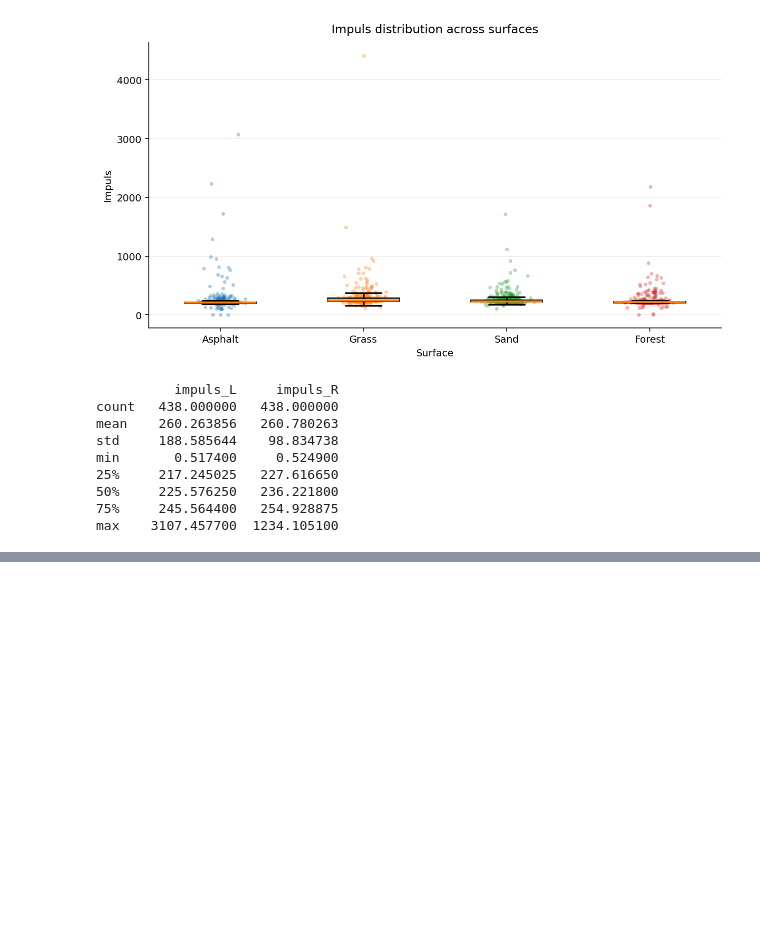
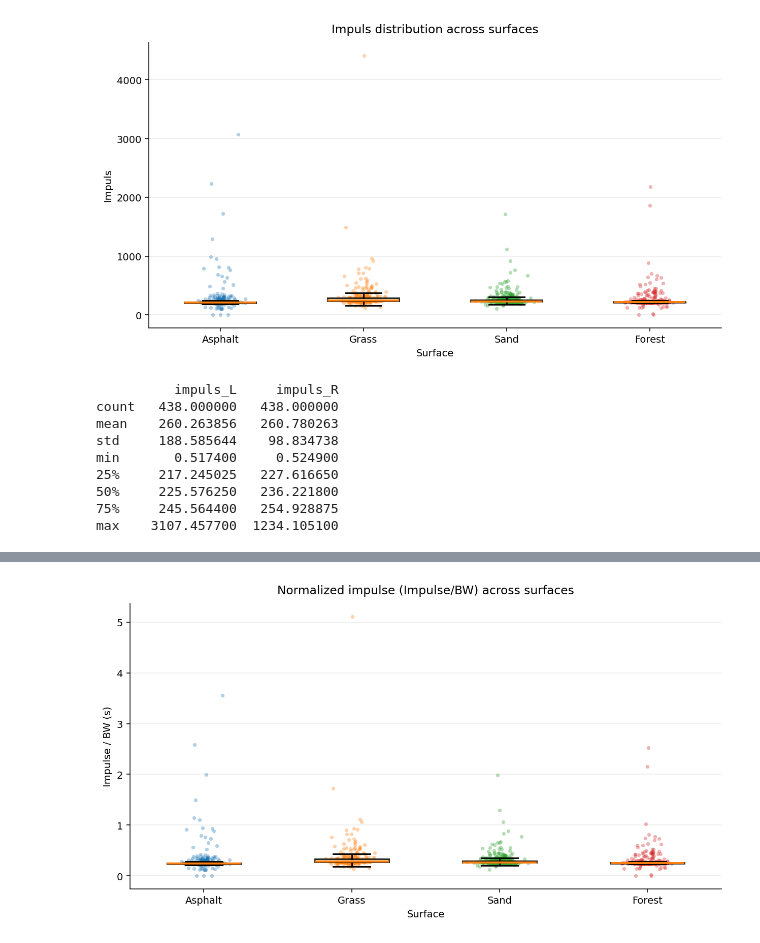
Before and after one commit to Fatemeh-aboulhassani/Movement-Analysis, a Jupyter notebook: notebooks/3. Analysis Foot HeartRate GPX.ipynb, the cells around one changed output, grey strips where cells are left out. Cells and saved outputs as stored; diff of their text form; code cells hidden in the pictures; blank space fills up the shorter version.

Commit message:
plots

```diff
--- a/notebooks/3. Analysis Foot HeartRate GPX.ipynb
+++ b/notebooks/3. Analysis Foot HeartRate GPX.ipynb
@@ -2041,3 +2041,100 @@ min       0.517400     0.524900
 50%     225.576250   236.221800
 75%     245.564400   254.928875
 max    3107.457700  1234.105100
+# %%
+
+
+files = {
+    "Asphalt": "C:/Users/abolhassni/Desktop/df_all_asphalt.csv",
+    "Forest":  "C:/Users/abolhassni/Desktop/df_all_ّForest.csv",
+    "Grass":   "C:/Users/abolhassni/Desktop/df_all_Grass.csv",
+    "Sand":    "C:/Users/abolhassni/Desktop/df_all_Sand.csv",
+}
+
+def find_impuls_LR_cols(df: pd.DataFrame):
+    cols = list(df.columns)
+    lower = {c: c.lower() for c in cols}
+
+    L_cols = [c for c in cols if c.endswith("_L") and ("impuls" in lower[c] or "impulse" in lower[c])]
+    R_cols = [c for c in cols if c.endswith("_R") and ("impuls" in lower[c] or "impulse" in lower[c])]
+
+    if not L_cols or not R_cols:
+        raise KeyError(
+            "impuls/impulse _L/_R columns not found.\n"
+            f"Columns are: {cols}\n"
+            "Tip: expected something like 'impuls_L' and 'impuls_R'."
+        )
+
+    return L_cols[0], R_cols[0]
+
+
+# ---------------- Read + Combine ----------------
+dfs = []
+for surface, path in files.items():
+    df = pd.read_csv(path)
+
+    col_L, col_R = find_impuls_LR_cols(df)
+    print(f"{surface}: using columns -> {col_L}, {col_R}")
+
+    tmp = pd.DataFrame({
+        "Impulse": df[[col_L, col_R]].mean(axis=1),  # mean of L/R
+        "Surface": surface
+    })
+    dfs.append(tmp)
+
+df_all = pd.concat(dfs, ignore_index=True).dropna(subset=["Impulse"])
+
+# ---------------- Normalize (Impulse / BW) ----------------
+g = 9.81
+mass_kg = 88
+BW = mass_kg * g  # Newton
+df_all["Impulse_norm_BW"] = df_all["Impulse"] / BW  # units ~ seconds
+
+
+# ---------------- Plot ----------------
+order = ["Asphalt", "Grass", "Sand", "Forest"]
+order = [s for s in order if s in df_all["Surface"].unique()]
+
+groups = [df_all.loc[df_all["Surface"] == s, "Impulse_norm_BW"].to_numpy() for s in order]
+
+fig, ax = plt.subplots(figsize=(9, 5), dpi=140)
+
+bp = ax.boxplot(
+    groups,
+    labels=order,
+    widths=0.5,
+    patch_artist=True,
+    showfliers=False,
+    medianprops=dict(linewidth=2),
+    whiskerprops=dict(linewidth=1.5),
+    capprops=dict(linewidth=1.5),
+    boxprops=dict(linewidth=1.5),
+)
+
+facecolors = ["#DCEBFF", "#E6F7E6", "#FFF3D6", "#F0E6FF"]
+for patch, fc in zip(bp["boxes"], facecolors[:len(order)]):
+    patch.set_facecolor(fc)
+    patch.set_alpha(0.85)
+
+rng = np.random.default_rng(42)
+for i, y in enumerate(groups, start=1):
+    x = rng.normal(loc=i, scale=0.06, size=len(y))
+    ax.scatter(x, y, s=14, alpha=0.35, linewidths=0)
+
+ax.grid(True, axis="y", alpha=0.25)
+ax.set_axisbelow(True)
+
+ax.set_title("Normalized impulse (Impulse/BW) across surfaces", pad=10)
+ax.set_xlabel("Surface")
+ax.set_ylabel("Impulse / BW (s)")
+
+for spine in ("top", "right"):
+    ax.spines[spine].set_visible(False)
+
+plt.tight_layout()
+plt.show()
+
+
+# ---------------- Optional: quick sanity check table ----------------
+print(df_all.groupby("Surface")["Impulse_norm_BW"].describe()[["count","mean","50%","std","min","max"]])
+# %% [output]
@@ -2043,0 +2145 @@ max    3107.457700  1234.105100
+[figure, added]
```
Also changed, not shown: parts of 3 cells of this notebook.
